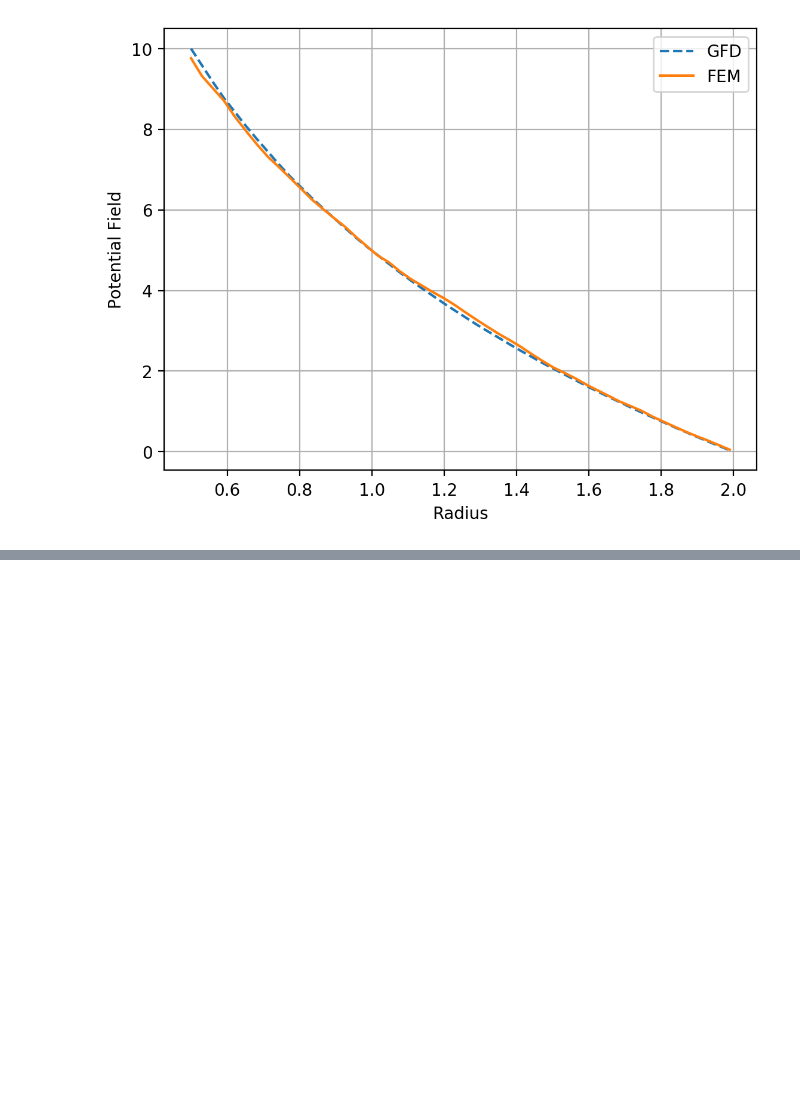
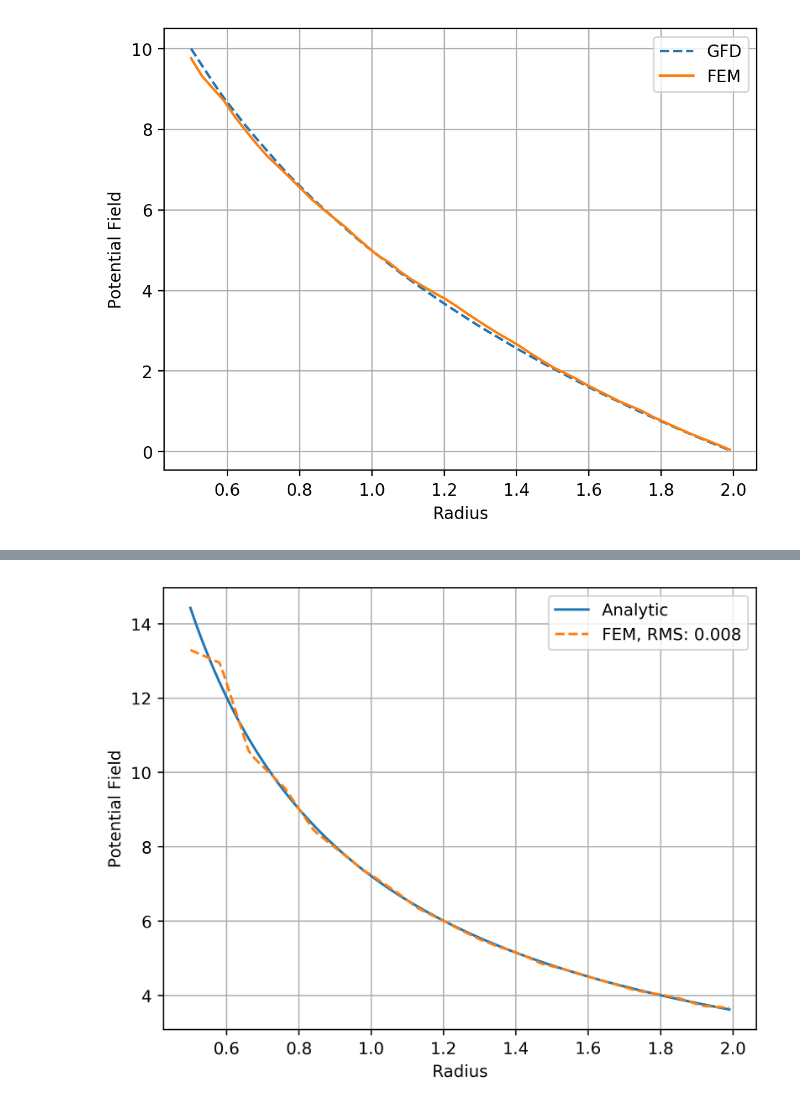
Before and after one commit to emmanuellfc/EM_Tufts_Fall2023, a Jupyter notebook: Coaxial_Cablev2.ipynb, the cells around one changed output, grey strips where cells are left out. Cells and saved outputs as stored; diff of their text form; code cells hidden in the pictures; blank space fills up the shorter version.

```diff
--- a/Coaxial_Cablev2.ipynb
+++ b/Coaxial_Cablev2.ipynb
@@ -180,0 +220,13 @@ plt.show()
+# %%
+# Compute Mean Absolute Percentage Error
+RMSE = round(RMS(np.array(q1), np.array(s)), 3)
+# print("RMSE: ", RMSV)
+plt.figure(dpi=400)
+plt.plot(p, s) # Model
+plt.plot(p, q1, '--')       # FEM
+plt.xlabel("Radius")
+plt.ylabel("Potential Field")
+plt.legend(["Analytic","FEM, RMS: " + str(RMSV)])
+plt.grid()
+# %% [output]
+[figure, added]
```
Also changed, not shown: parts of 11 cells of this notebook, 40 other files.
